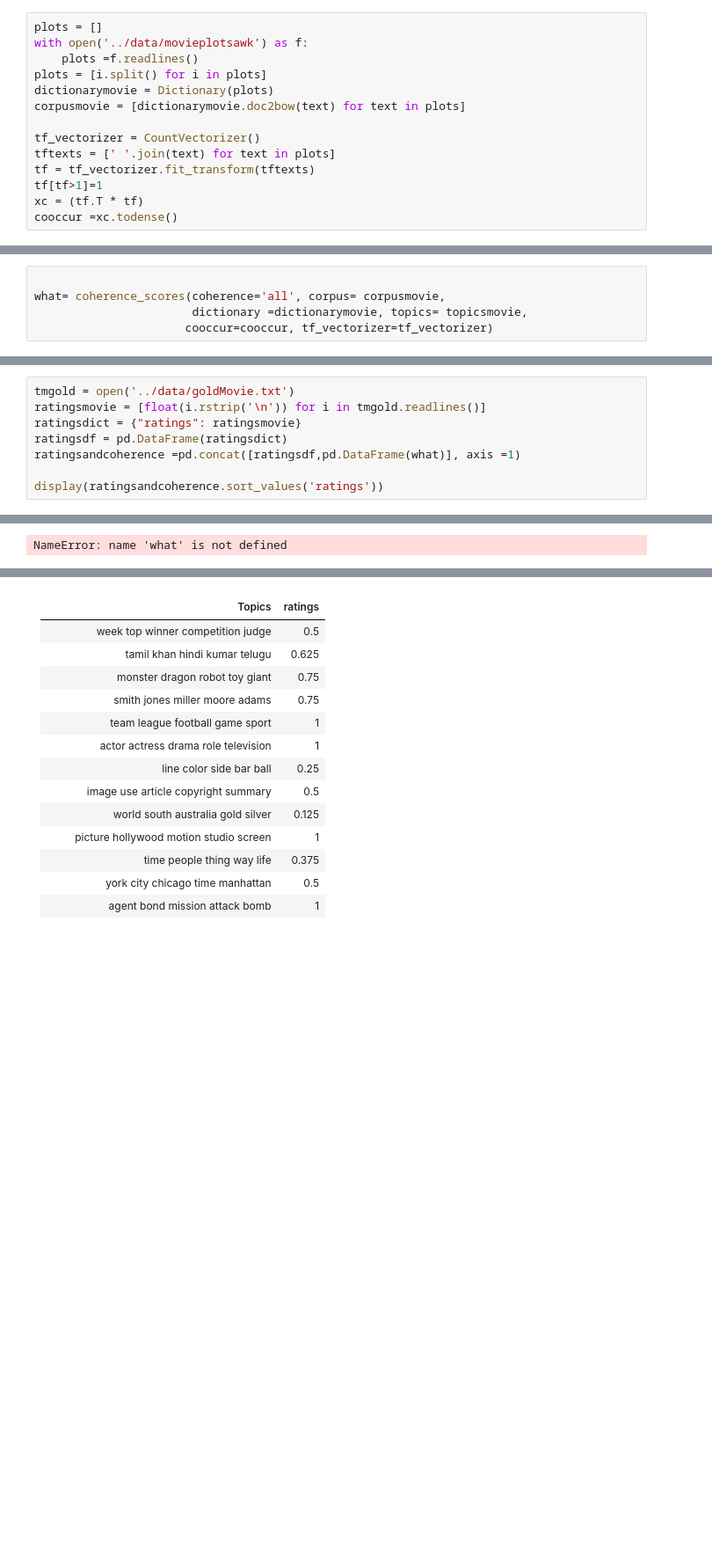
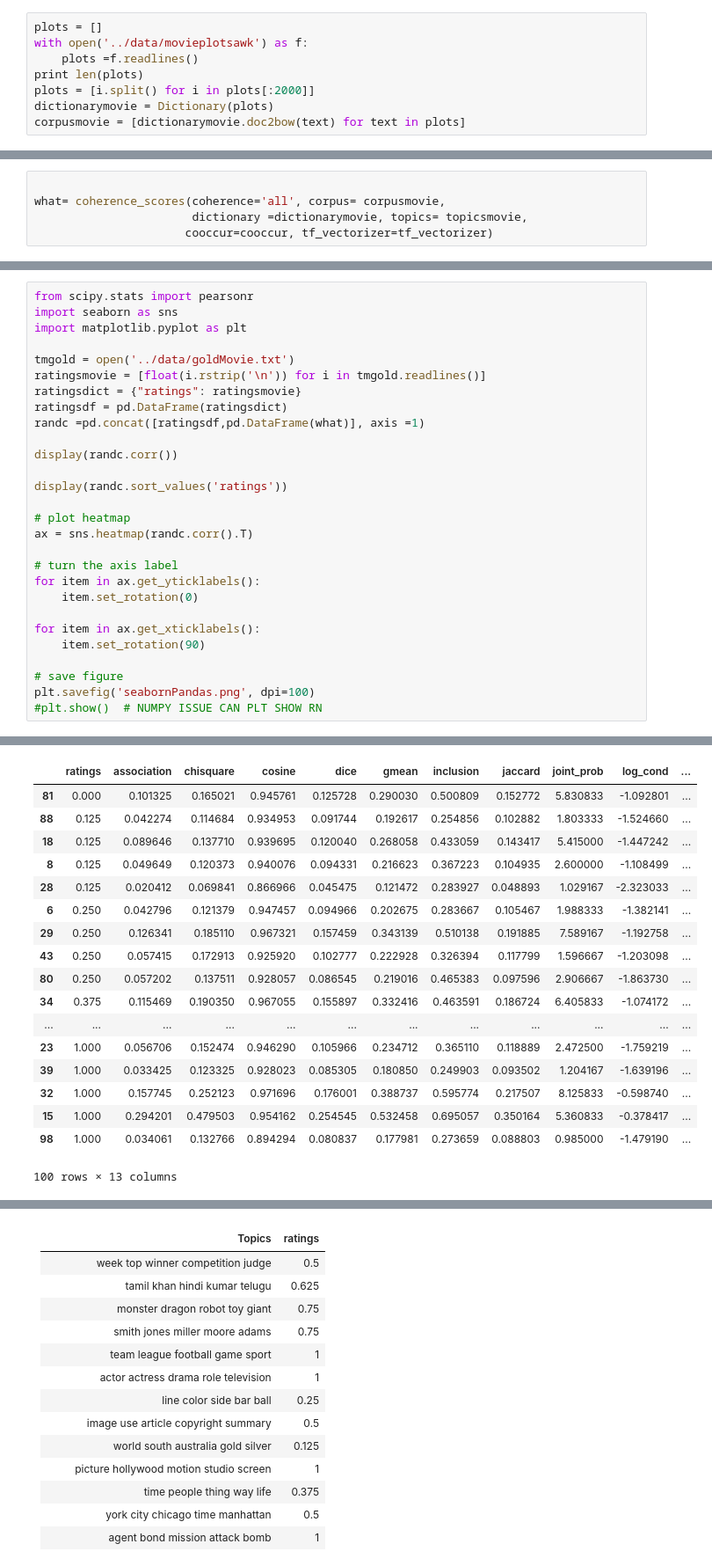
Before and after one commit to timpowellgit/topic_model, a Jupyter notebook: src/topic_models/coherence_pres.ipynb, the cells around one changed output, grey strips where cells are left out. Shown at 88% size. Saved outputs shown, nothing was run; the diff lists cells and outputs as text; blank space fills up the shorter version.

```diff
--- a/src/topic_models/coherence_pres.ipynb
+++ b/src/topic_models/coherence_pres.ipynb
@@ -16,13 +19,7 @@ from IPython.display import Image
 plots = []
 with open('../data/movieplotsawk') as f:
     plots =f.readlines()
-plots = [i.split() for i in plots]
+print len(plots)
+plots = [i.split() for i in plots[:2000]]
 dictionarymovie = Dictionary(plots)
 corpusmovie = [dictionarymovie.doc2bow(text) for text in plots]
-
-tf_vectorizer = CountVectorizer()
-tftexts = [' '.join(text) for text in plots]
-tf = tf_vectorizer.fit_transform(tftexts)
-tf[tf>1]=1
-xc = (tf.T * tf)
-cooccur =xc.todense()
@@ -42,9 +59,29 @@ what= coherence_scores(coherence='all', corpus= corpusmovie,
 # %%
+from scipy.stats import pearsonr
+import seaborn as sns
+import matplotlib.pyplot as plt
+
 tmgold = open('../data/goldMovie.txt')
 ratingsmovie = [float(i.rstrip('\n')) for i in tmgold.readlines()]
 ratingsdict = {"ratings": ratingsmovie}
 ratingsdf = pd.DataFrame(ratingsdict)
-ratingsandcoherence =pd.concat([ratingsdf,pd.DataFrame(what)], axis =1)
+randc =pd.concat([ratingsdf,pd.DataFrame(what)], axis =1)
 
-display(ratingsandcoherence.sort_values('ratings'))
+display(randc.corr())
+
+display(randc.sort_values('ratings'))
+
+# plot heatmap
+ax = sns.heatmap(randc.corr().T)
+
+# turn the axis label
+for item in ax.get_yticklabels():
+    item.set_rotation(0)
+
+for item in ax.get_xticklabels():
+    item.set_rotation(90)
+
+# save figure
+plt.savefig('seabornPandas.png', dpi=100)
+#plt.show()  # NUMPY ISSUE CAN PLT SHOW RN
 # %% [output]
@@ -51 +102,18 @@ display(ratingsandcoherence.sort_values('ratings'))
+|  | ratings | association | chisquare | cosine | dice | gmean | inclusion | jaccard | joint_prob | log_cond | ... |
+| 81 | 0.000 | 0.101325 | 0.165021 | 0.945761 | 0.125728 | 0.290030 | 0.500809 | 0.152772 | 5.830833 | -1.092801 | ... |
+| 88 | 0.125 | 0.042274 | 0.114684 | 0.934953 | 0.091744 | 0.192617 | 0.254856 | 0.102882 | 1.803333 | -1.524660 | ... |
+| 18 | 0.125 | 0.089646 | 0.137710 | 0.939695 | 0.120040 | 0.268058 | 0.433059 | 0.143417 | 5.415000 | -1.447242 | ... |
+| 8 | 0.125 | 0.049649 | 0.120373 | 0.940076 | 0.094331 | 0.216623 | 0.367223 | 0.104935 | 2.600000 | -1.108499 | ... |
+| 28 | 0.125 | 0.020412 | 0.069841 | 0.866966 | 0.045475 | 0.121472 | 0.283927 | 0.048893 | 1.029167 | -2.323033 | ... |
+| 6 | 0.250 | 0.042796 | 0.121379 | 0.947457 | 0.094966 | 0.202675 | 0.283667 | 0.105467 | 1.988333 | -1.382141 | ... |
+| 29 | 0.250 | 0.126341 | 0.185110 | 0.967321 | 0.157459 | 0.343139 | 0.510138 | 0.191885 | 7.589167 | -1.192758 | ... |
+| 43 | 0.250 | 0.057415 | 0.172913 | 0.925920 | 0.102777 | 0.222928 | 0.326394 | 0.117799 | 1.596667 | -1.203098 | ... |
+| 80 | 0.250 | 0.057202 | 0.137511 | 0.928057 | 0.086545 | 0.219016 | 0.465383 | 0.097596 | 2.906667 | -1.863730 | ... |
+| 34 | 0.375 | 0.115469 | 0.190350 | 0.967055 | 0.155897 | 0.332416 | 0.463591 | 0.186724 | 6.405833 | -1.074172 | ... |
+| ... | ... | ... | ... | ... | ... | ... | ... | ... | ... | ... | ... |
+| 23 | 1.000 | 0.056706 | 0.152474 | 0.946290 | 0.105966 | 0.234712 | 0.365110 | 0.118889 | 2.472500 | -1.759219 | ... |
+| 39 | 1.000 | 0.033425 | 0.123325 | 0.928023 | 0.085305 | 0.180850 | 0.249903 | 0.093502 | 1.204167 | -1.639196 | ... |
+| 32 | 1.000 | 0.157745 | 0.252123 | 0.971696 | 0.176001 | 0.388737 | 0.595774 | 0.217507 | 8.125833 | -0.598740 | ... |
+| 15 | 1.000 | 0.294201 | 0.479503 | 0.954162 | 0.254545 | 0.532458 | 0.695057 | 0.350164 | 5.360833 | -0.378417 | ... |
+| 98 | 1.000 | 0.034061 | 0.132766 | 0.894294 | 0.080837 | 0.177981 | 0.273659 | 0.088803 | 0.985000 | -1.479190 | ... |
-NameError: name 'what' is not defined
+100 rows × 13 columns
```
Also changed, not shown: parts of 14 cells of this notebook, 2 other files.
